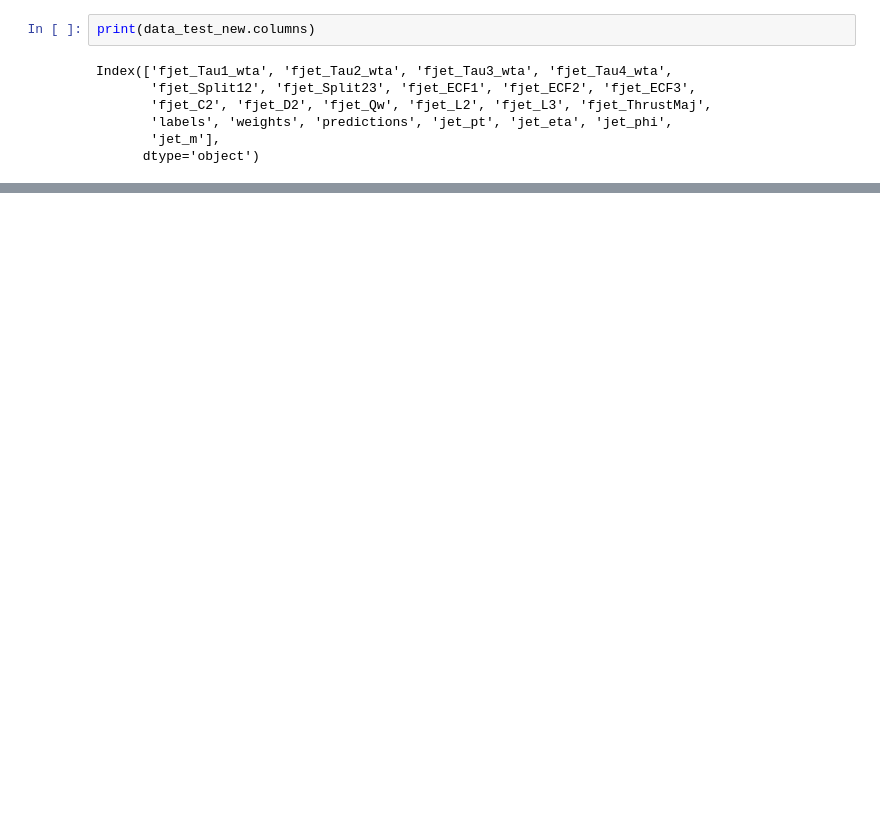
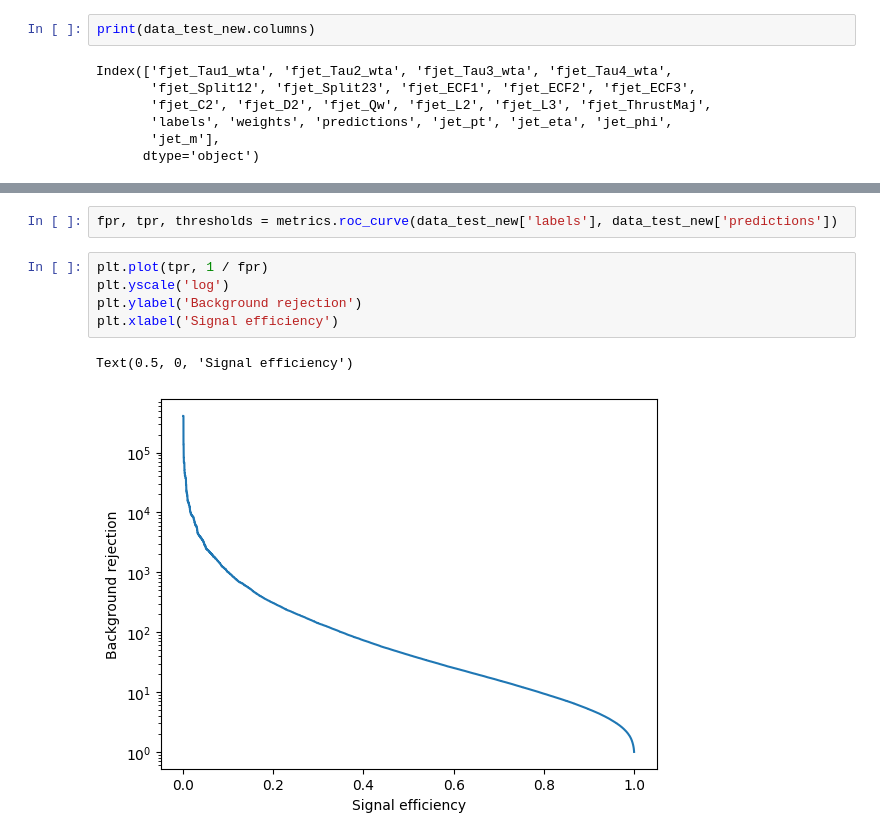
Before and after one commit to mkidson/Uni-Code, a Jupyter notebook: Honours/DS/Top_Tagging/topTaggingStats.ipynb, the cells around one changed output, grey strips where cells are left out. Saved outputs shown, nothing was run; the diff lists cells and outputs as text; blank space fills up the shorter version.

```diff
--- a/Honours/DS/Top_Tagging/topTaggingStats.ipynb
+++ b/Honours/DS/Top_Tagging/topTaggingStats.ipynb
@@ -112,0 +130,10 @@ plt.show()
+# %%
+fpr, tpr, thresholds = metrics.roc_curve(data_test_new['labels'], data_test_new['predictions'])
+# %%
+plt.plot(tpr, 1 / fpr)
+plt.yscale('log')
+plt.ylabel('Background rejection')
+plt.xlabel('Signal efficiency')
+# %% [output]
+Text(0.5, 0, 'Signal efficiency')
+[figure, added]
```
Also changed, not shown: parts of 9 cells of this notebook, 20 other files.
